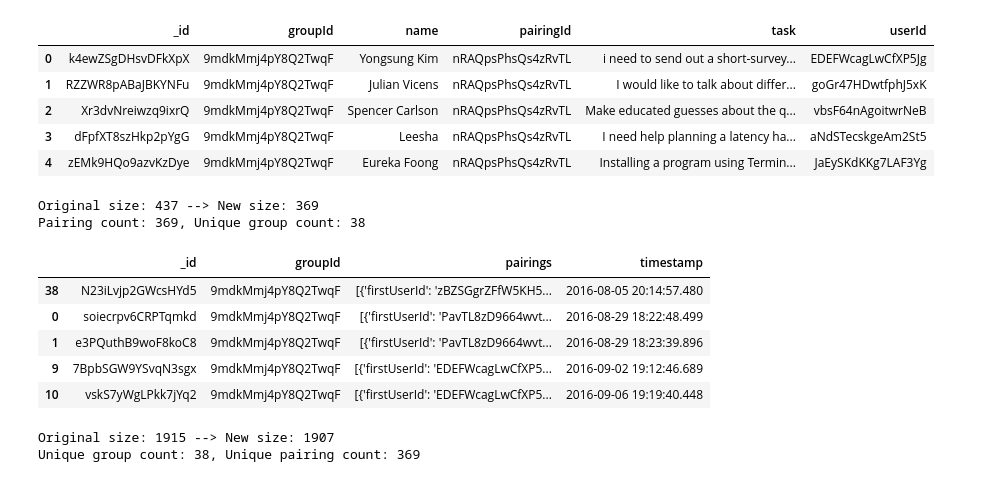
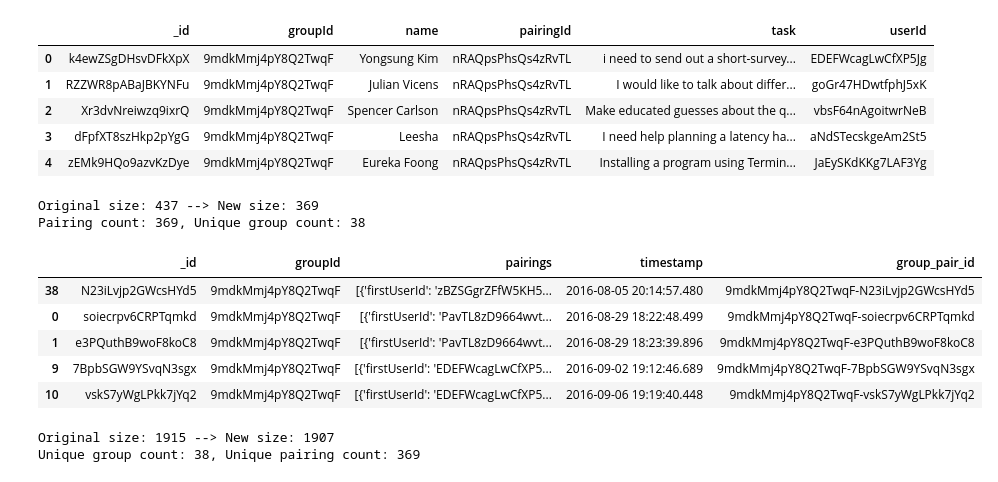
Before and after one commit to melissachen2000/pair-research-matching-alg, a Jupyter notebook: stable-matching/StableRoommatesMatching.ipynb, the cells around one changed output. Drawn from its saved outputs; the diff is of its cells as text; code cells hidden in the pictures.

```diff
--- a/stable-matching/StableRoommatesMatching.ipynb
+++ b/stable-matching/StableRoommatesMatching.ipynb
@@ -377,29 +377,32 @@ Original size: 2625 --> New size: 2613
 # %%
 pairings = pd.DataFrame(list(db.pairings.find({})))
 
 # remove bad groups
 pairings_orig_size = len(pairings)
 pairings_new_size = 0
 
 pairings = pairings[~pairings['groupId'].isin(group_ignore_ids)]
+
+# add group_pair id
+pairings['group_pair_id'] = pairings['groupId'] + '-' + pairings['_id']
 pairings.reset_index(drop=True, inplace=True)
 
 # print change in size
 pairings_new_size = len(pairings)
 print('Original size: {} --> New size: {}'.format(pairings_orig_size, pairings_new_size))
 
 # display current pairings
 print('Pairing count: {}, Unique group count: {}'.format(len(pairings), len(pairings.groupId.unique())))
 pairings.sort_values('timestamp', ascending=True).head()
 # %% [output]
 Original size: 437 --> New size: 369
 Pairing count: 369, Unique group count: 38
-|  | _id | groupId | pairings | timestamp |
-| 38 | N23iLvjp2GWcsHYd5 | 9mdkMmj4pY8Q2TwqF | [{'firstUserId': 'zBZSGgrZFfW5KH5... | 2016-08-05 20:14:57.480 |
-| 0 | soiecrpv6CRPTqmkd | 9mdkMmj4pY8Q2TwqF | [{'firstUserId': 'PavTL8zD9664wvt... | 2016-08-29 18:22:48.499 |
-| 1 | e3PQuthB9woF8koC8 | 9mdkMmj4pY8Q2TwqF | [{'firstUserId': 'PavTL8zD9664wvt... | 2016-08-29 18:23:39.896 |
-| 9 | 7BpbSGW9YSvqN3sgx | 9mdkMmj4pY8Q2TwqF | [{'firstUserId': 'EDEFWcagLwCfXP5... | 2016-09-02 19:12:46.689 |
-| 10 | vskS7yWgLPkk7jYq2 | 9mdkMmj4pY8Q2TwqF | [{'firstUserId': 'EDEFWcagLwCfXP5... | 2016-09-06 19:19:40.448 |
+|  | _id | groupId | pairings | timestamp | group_pair_id |
+| 38 | N23iLvjp2GWcsHYd5 | 9mdkMmj4pY8Q2TwqF | [{'firstUserId': 'zBZSGgrZFfW5KH5... | 2016-08-05 20:14:57.480 | 9mdkMmj4pY8Q2TwqF-N23iLvjp2GWcsHYd5 |
+| 0 | soiecrpv6CRPTqmkd | 9mdkMmj4pY8Q2TwqF | [{'firstUserId': 'PavTL8zD9664wvt... | 2016-08-29 18:22:48.499 | 9mdkMmj4pY8Q2TwqF-soiecrpv6CRPTqmkd |
+| 1 | e3PQuthB9woF8koC8 | 9mdkMmj4pY8Q2TwqF | [{'firstUserId': 'PavTL8zD9664wvt... | 2016-08-29 18:23:39.896 | 9mdkMmj4pY8Q2TwqF-e3PQuthB9woF8koC8 |
+| 9 | 7BpbSGW9YSvqN3sgx | 9mdkMmj4pY8Q2TwqF | [{'firstUserId': 'EDEFWcagLwCfXP5... | 2016-09-02 19:12:46.689 | 9mdkMmj4pY8Q2TwqF-7BpbSGW9YSvqN3sgx |
+| 10 | vskS7yWgLPkk7jYq2 | 9mdkMmj4pY8Q2TwqF | [{'firstUserId': 'EDEFWcagLwCfXP5... | 2016-09-06 19:19:40.448 | 9mdkMmj4pY8Q2TwqF-vskS7yWgLPkk7jYq2 |
 # %%
 pairs_history = pd.DataFrame(list(db.pairs_history.find({})))
 
```
Also changed, not shown: parts of 10 cells of this notebook.
